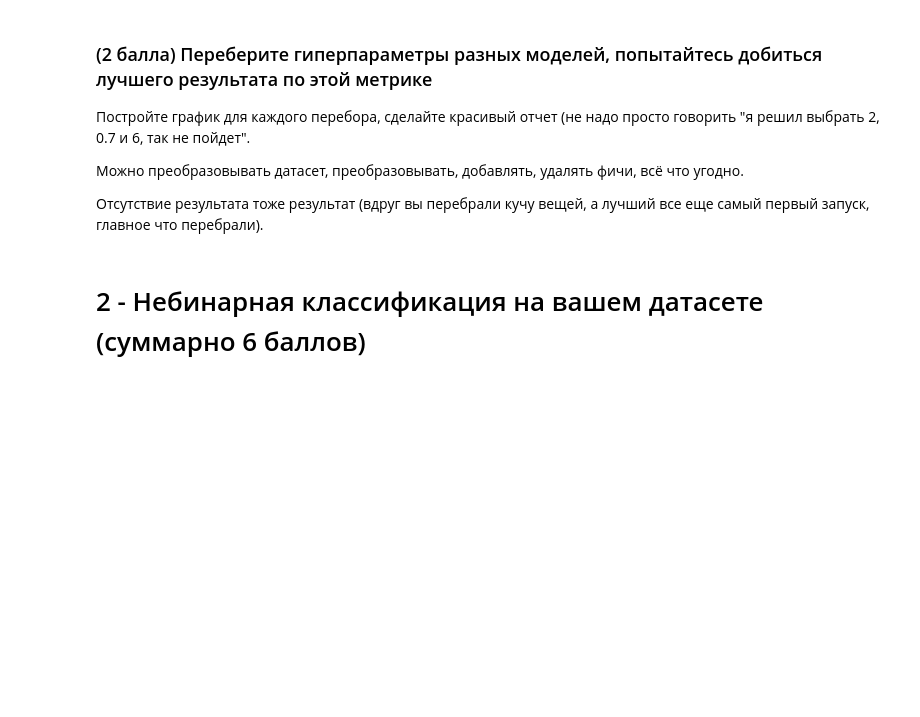
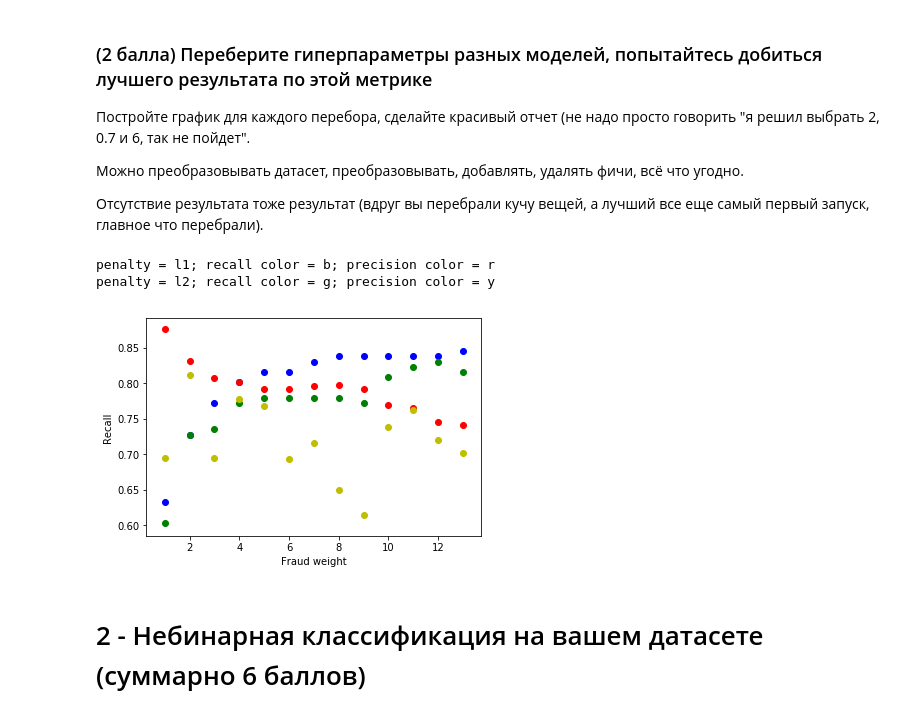
Before and after one commit to Glebochko/Tinkoff-ML-tasks, a Jupyter notebook: lecture 4/4_hw.ipynb, the cells around one changed output. Drawn from its saved outputs; the diff is of its cells as text; code cells hidden in the pictures; blank space fills up the shorter version.

```diff
--- a/lecture 4/4_hw.ipynb
+++ b/lecture 4/4_hw.ipynb
@@ -33,3 +181,26 @@
 Можно преобразовывать датасет, преобразовывать, добавлять, удалять фичи, всё что угодно.
 
 Отсутствие результата тоже результат (вдруг вы перебрали кучу вещей, а лучший все еще самый первый запуск, главное что перебрали).
+# %%
+colors1 = ['b', 'g']
+colors2 = ['r', 'y']
+i_color = -1
+
+for pen in ['l1', 'l2'] :
+    i_color += 1
+    print('penalty = {}; recall color = {}; precision color = {}'.format(pen, colors1[i_color], colors2[i_color]))
+    for fraud_weight in range(1, 14) :
+        lgw = LogisticRegression(penalty=pen, class_weight={0: 1, 1: fraud_weight})
+        lgw.fit(X_train, y_train)
+        y_pred_lgw = lgw.predict(X_test)
+        plt.scatter(fraud_weight, recall(y_test, y_pred_lgw), color=colors1[i_color])
+        plt.scatter(fraud_weight, precision(y_test, y_pred_lgw), color=colors2[i_color])
+
+
+plt.xlabel('Fraud weight')
+plt.ylabel('Recall')
+plt.show()
+# %% [output]
+penalty = l1; recall color = b; precision color = r
+penalty = l2; recall color = g; precision color = y
+[figure, added]
```
Also changed, not shown: parts of 20 cells of this notebook, 1 other file.
